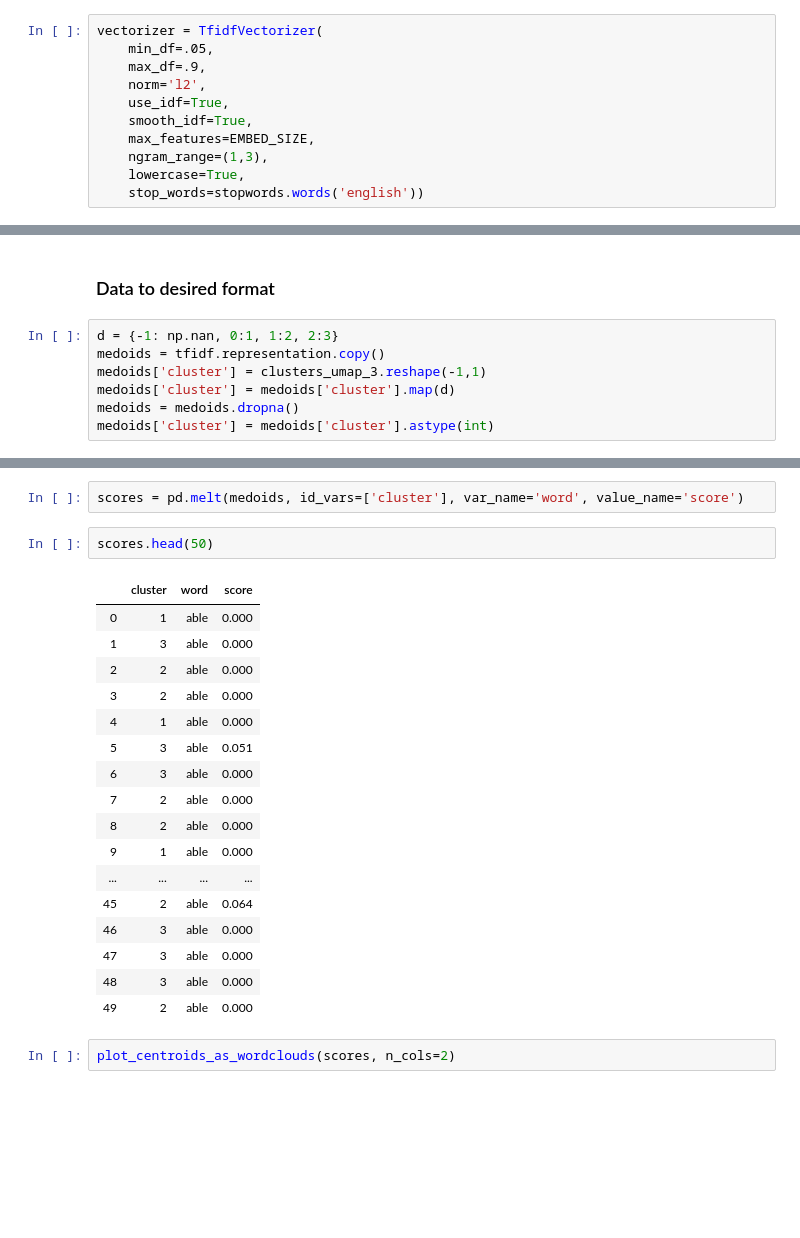
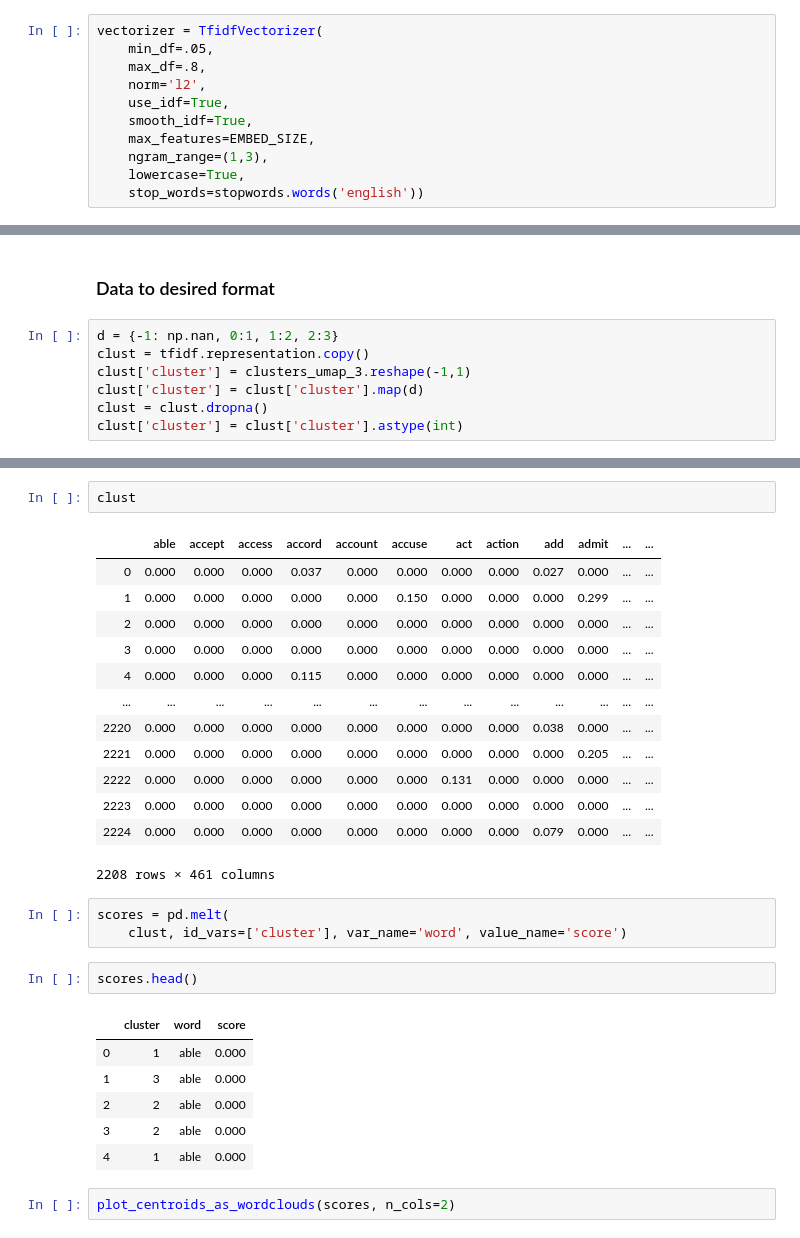
Before and after one commit to PabloRR100/NLP, a Jupyter notebook: Side_projects/Document_Clustering/Notebooks__Local/HDBSCAN.ipynb, the cells around one changed output, grey strips where cells are left out. Drawn from its saved outputs; the diff is of its cells as text; blank space fills up the shorter version.

```diff
--- a/Side_projects/Document_Clustering/Notebooks__Local/HDBSCAN.ipynb
+++ b/Side_projects/Document_Clustering/Notebooks__Local/HDBSCAN.ipynb
@@ -72,7 +72,7 @@ print(NUM_CLUSTERS)
 # %%
 vectorizer = TfidfVectorizer(
     min_df=.05,
-    max_df=.9,
+    max_df=.8,
     norm='l2',
     use_idf=True,
     smooth_idf=True,
@@ -290,8 +289,8 @@ def plot_centroids_as_wordclouds(
 ### Data to desired format
 # %%
 d = {-1: np.nan, 0:1, 1:2, 2:3}
-medoids = tfidf.representation.copy()
-medoids['cluster'] = clusters_umap_3.reshape(-1,1)
-medoids['cluster'] = medoids['cluster'].map(d)
-medoids = medoids.dropna()
-medoids['cluster'] = medoids['cluster'].astype(int)
+clust = tfidf.representation.copy()
+clust['cluster'] = clusters_umap_3.reshape(-1,1)
+clust['cluster'] = clust['cluster'].map(d)
+clust = clust.dropna()
+clust['cluster'] = clust['cluster'].astype(int)
@@ -314,25 +297,31 @@ medoids
+# %%
+clust
+# %% [output]
+|  | able | accept | access | accord | account | accuse | act | action | add | admit | ... | ... |
+| 0 | 0.000 | 0.000 | 0.000 | 0.037 | 0.000 | 0.000 | 0.000 | 0.000 | 0.027 | 0.000 | ... | ... |
+| 1 | 0.000 | 0.000 | 0.000 | 0.000 | 0.000 | 0.150 | 0.000 | 0.000 | 0.000 | 0.299 | ... | ... |
+| 2 | 0.000 | 0.000 | 0.000 | 0.000 | 0.000 | 0.000 | 0.000 | 0.000 | 0.000 | 0.000 | ... | ... |
+| 3 | 0.000 | 0.000 | 0.000 | 0.000 | 0.000 | 0.000 | 0.000 | 0.000 | 0.000 | 0.000 | ... | ... |
+| 4 | 0.000 | 0.000 | 0.000 | 0.115 | 0.000 | 0.000 | 0.000 | 0.000 | 0.000 | 0.000 | ... | ... |
+| ... | ... | ... | ... | ... | ... | ... | ... | ... | ... | ... | ... | ... |
+| 2220 | 0.000 | 0.000 | 0.000 | 0.000 | 0.000 | 0.000 | 0.000 | 0.000 | 0.038 | 0.000 | ... | ... |
+| 2221 | 0.000 | 0.000 | 0.000 | 0.000 | 0.000 | 0.000 | 0.000 | 0.000 | 0.000 | 0.205 | ... | ... |
+| 2222 | 0.000 | 0.000 | 0.000 | 0.000 | 0.000 | 0.000 | 0.131 | 0.000 | 0.000 | 0.000 | ... | ... |
+| 2223 | 0.000 | 0.000 | 0.000 | 0.000 | 0.000 | 0.000 | 0.000 | 0.000 | 0.000 | 0.000 | ... | ... |
+| 2224 | 0.000 | 0.000 | 0.000 | 0.000 | 0.000 | 0.000 | 0.000 | 0.000 | 0.079 | 0.000 | ... | ... |
+2208 rows × 461 columns
 # %%
-scores = pd.melt(medoids, id_vars=['cluster'], var_name='word', value_name='score')
+scores = pd.melt(
+    clust, id_vars=['cluster'], var_name='word', value_name='score')
 # %%
-scores.head(50)
+scores.head()
 # %% [output]
 |  | cluster | word | score |
 | 0 | 1 | able | 0.000 |
 | 1 | 3 | able | 0.000 |
 | 2 | 2 | able | 0.000 |
 | 3 | 2 | able | 0.000 |
 | 4 | 1 | able | 0.000 |
-| 5 | 3 | able | 0.051 |
-| 6 | 3 | able | 0.000 |
-| 7 | 2 | able | 0.000 |
-| 8 | 2 | able | 0.000 |
-| 9 | 1 | able | 0.000 |
-| ... | ... | ... | ... |
-| 45 | 2 | able | 0.064 |
-| 46 | 3 | able | 0.000 |
-| 47 | 3 | able | 0.000 |
-| 48 | 3 | able | 0.000 |
-| 49 | 2 | able | 0.000 |
 # %%
 plot_centroids_as_wordclouds(scores, n_cols=2)
 # %% [output]
```
Also changed, not shown: parts of 8 cells of this notebook, 1 other file.
